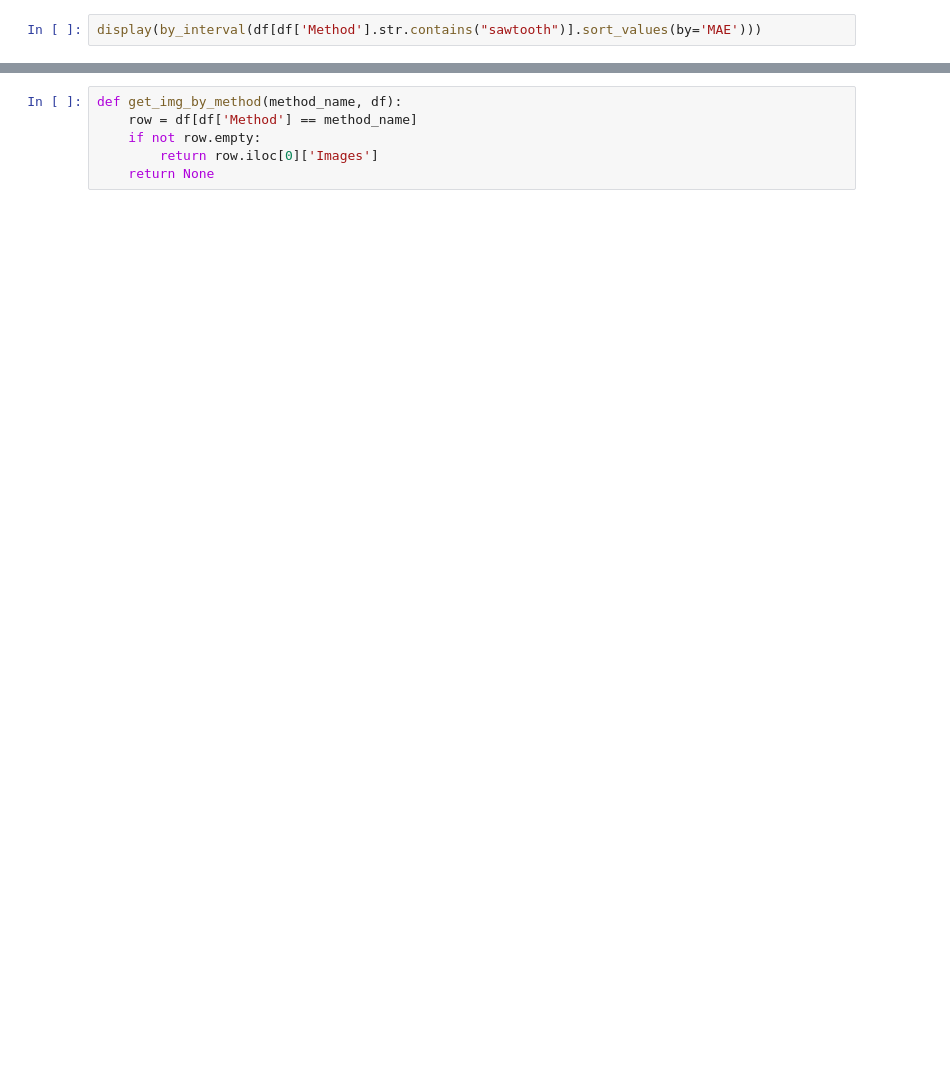
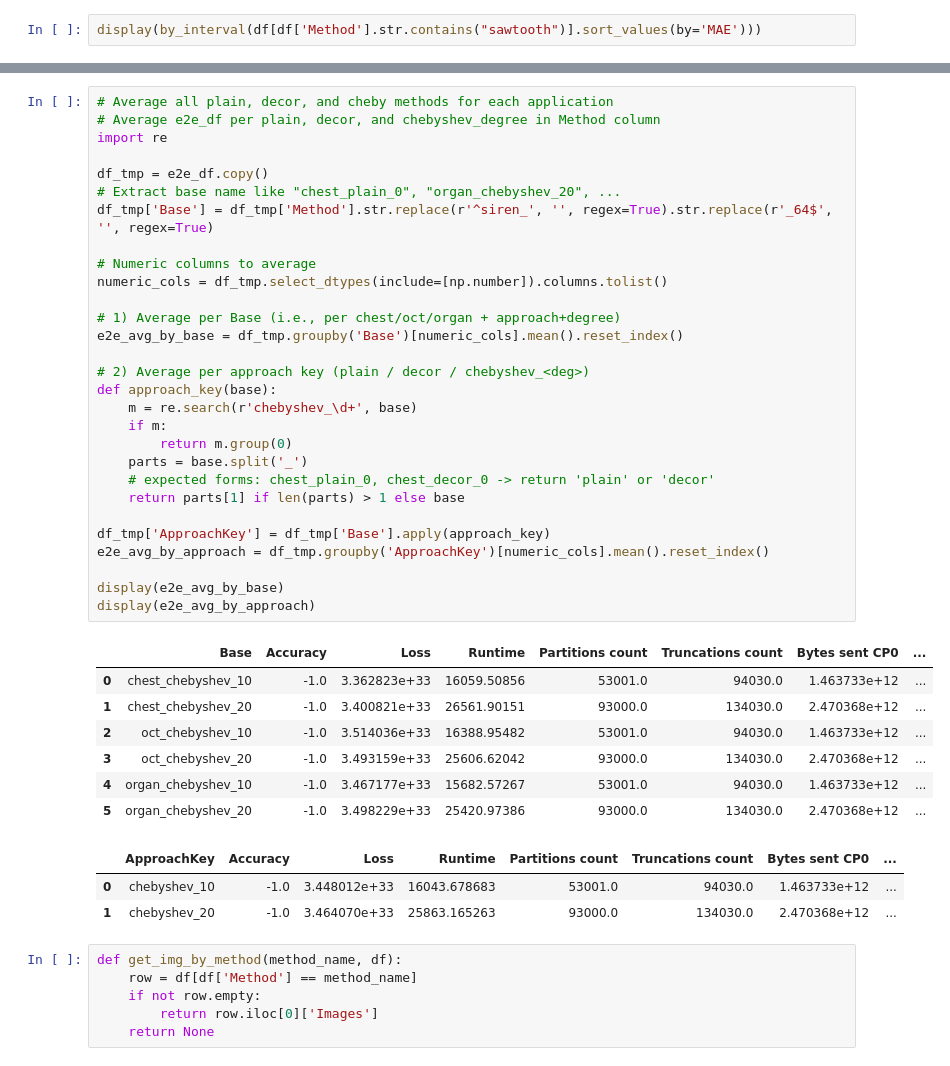
Before and after one commit to hcholab/decor, a Jupyter notebook: plots.ipynb, the cells around one changed output, grey strips where cells are left out. Cells and saved outputs as stored; diff of their text form; blank space fills up the shorter version.

```diff
--- a/plots.ipynb
+++ b/plots.ipynb
@@ -374,3 +454,43 @@ siren_images_df
+# %%
+# Average all plain, decor, and cheby methods for each application
+# Average e2e_df per plain, decor, and chebyshev_degree in Method column
+import re
+
+df_tmp = e2e_df.copy()
+# Extract base name like "chest_plain_0", "organ_chebyshev_20", ...
+df_tmp['Base'] = df_tmp['Method'].str.replace(r'^siren_', '', regex=True).str.replace(r'_64$', '', regex=True)
+
+# Numeric columns to average
+numeric_cols = df_tmp.select_dtypes(include=[np.number]).columns.tolist()
+
+# 1) Average per Base (i.e., per chest/oct/organ + approach+degree)
+e2e_avg_by_base = df_tmp.groupby('Base')[numeric_cols].mean().reset_index()
+
+# 2) Average per approach key (plain / decor / chebyshev_<deg>)
+def approach_key(base):
+    m = re.search(r'chebyshev_\d+', base)
+    if m:
+        return m.group(0)
+    parts = base.split('_')
+    # expected forms: chest_plain_0, chest_decor_0 -> return 'plain' or 'decor'
+    return parts[1] if len(parts) > 1 else base
+
+df_tmp['ApproachKey'] = df_tmp['Base'].apply(approach_key)
+e2e_avg_by_approach = df_tmp.groupby('ApproachKey')[numeric_cols].mean().reset_index()
+
+display(e2e_avg_by_base)
+display(e2e_avg_by_approach)
+# %% [output]
+|  | Base | Accuracy | Loss | Runtime | Partitions count | Truncations count | Bytes sent CP0 | ... |
+| 0 | chest_chebyshev_10 | -1.0 | 3.362823e+33 | 16059.50856 | 53001.0 | 94030.0 | 1.463733e+12 | ... |
+| 1 | chest_chebyshev_20 | -1.0 | 3.400821e+33 | 26561.90151 | 93000.0 | 134030.0 | 2.470368e+12 | ... |
+| 2 | oct_chebyshev_10 | -1.0 | 3.514036e+33 | 16388.95482 | 53001.0 | 94030.0 | 1.463733e+12 | ... |
+| 3 | oct_chebyshev_20 | -1.0 | 3.493159e+33 | 25606.62042 | 93000.0 | 134030.0 | 2.470368e+12 | ... |
+| 4 | organ_chebyshev_10 | -1.0 | 3.467177e+33 | 15682.57267 | 53001.0 | 94030.0 | 1.463733e+12 | ... |
+| 5 | organ_chebyshev_20 | -1.0 | 3.498229e+33 | 25420.97386 | 93000.0 | 134030.0 | 2.470368e+12 | ... |
+|  | ApproachKey | Accuracy | Loss | Runtime | Partitions count | Truncations count | Bytes sent CP0 | ... |
+| 0 | chebyshev_10 | -1.0 | 3.448012e+33 | 16043.678683 | 53001.0 | 94030.0 | 1.463733e+12 | ... |
+| 1 | chebyshev_20 | -1.0 | 3.464070e+33 | 25863.165263 | 93000.0 | 134030.0 | 2.470368e+12 | ... |
 # %%
 def get_img_by_method(method_name, df):
     row = df[df['Method'] == method_name]
```
Also changed, not shown: parts of 10 cells of this notebook, 4 other files.
